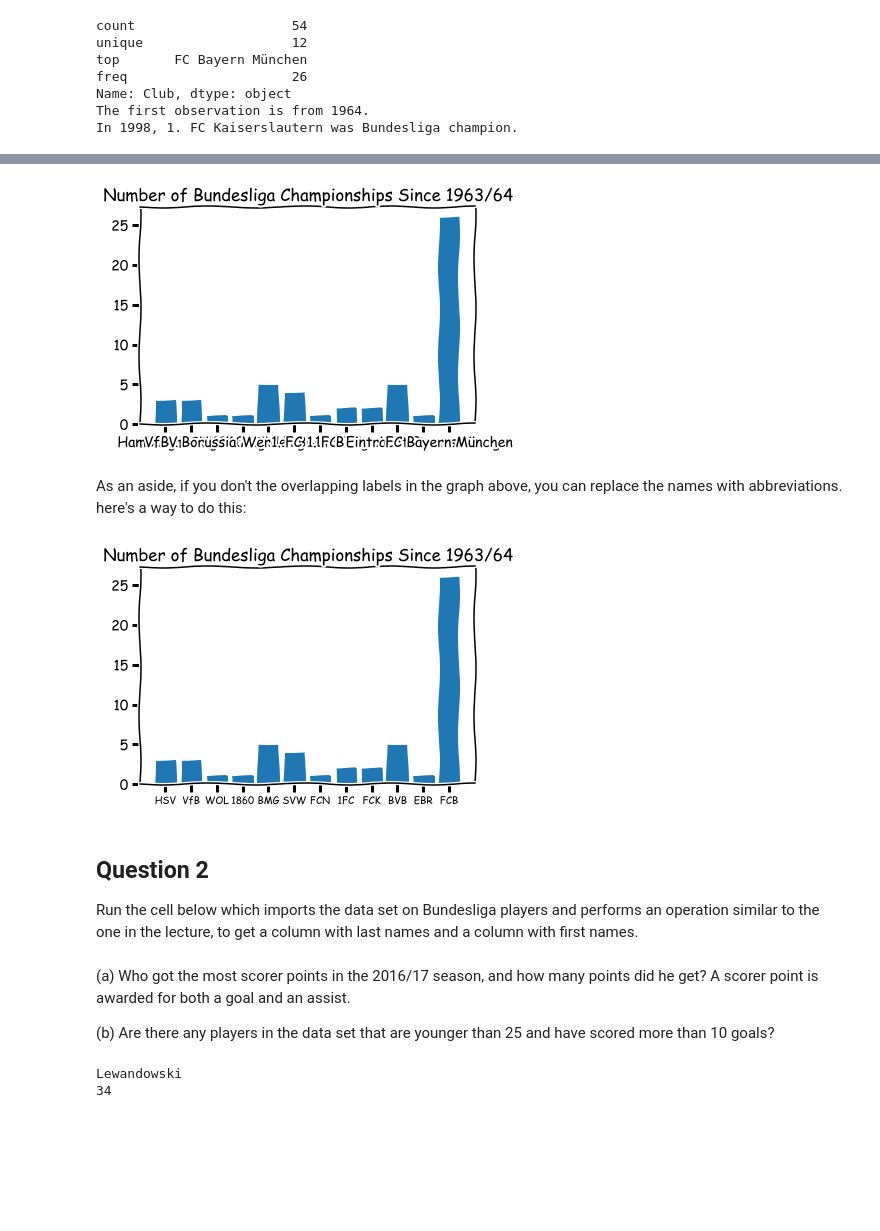
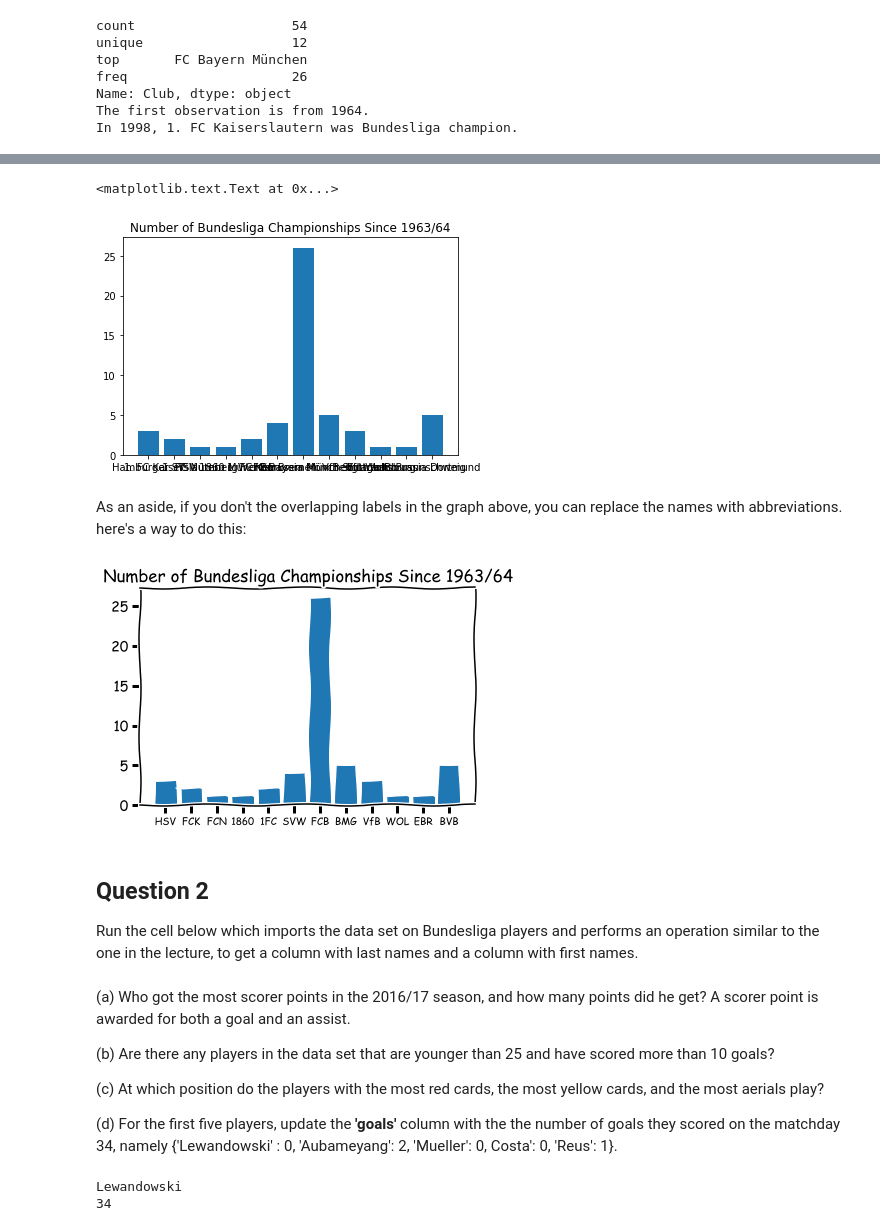
Before and after one commit to Moony2D/Python-Intro-ifo, a Jupyter notebook: PS_Pandas.ipynb, the cells around one changed output, grey strips where cells are left out. Drawn from its saved outputs; the diff is of its cells as text; code cells hidden in the pictures; blank space fills up the shorter version.

```diff
--- a/PS_Pandas.ipynb
+++ b/PS_Pandas.ipynb
@@ -16,9 +16,7 @@ Run the following cell from the lecture to import the data on Bundesliga champio
 # %%
 import pandas as pd
 Df = pd.read_csv('data/champions.csv')
-years = Df['Year']
 ts = Df['Club']
-ts.index = years
 # %% [markdown]
 (a) How many clubs became champion at least once? How often was Bayern Munich champion?
 
@@ -50,19 +55,19 @@ In 1998, 1. FC Kaiserslautern was Bundesliga champion.
 # %%
 import matplotlib.pyplot as plt
 %matplotlib inline
 
 names = list(set(ts))
 ts_num = ts.replace(names, range(0,len(names)))
 count = ts_num.value_counts()
 
-with plt.xkcd():
-    fig, ax = plt.subplots()
-    ax.bar(count.index, count)
-    ax.set_xticks(range(len(names)))
-    ax.set_xticklabels(names)
-    ax.set_title('Number of Bundesliga Championships Since 1963/64')
+fig, ax = plt.subplots()
+ax.bar(count.index, count)
+ax.set_xticks(range(len(names)))
+ax.set_xticklabels(names)
+ax.set_title('Number of Bundesliga Championships Since 1963/64')
 # %% [output]
+<matplotlib.text.Text at 0x...>
-[figure, old version]
+[figure, new version]
 # %% [markdown]
 As an aside, if you don't the overlapping labels in the graph above, you can replace the names with abbreviations. here's a way to do this:
 # %%
@@ -78,7 +83,7 @@ with plt.xkcd():
     ax.set_xticklabels(label_names, fontsize=10)
     ax.set_title('Number of Bundesliga Championships Since 1963/64')
 # %% [output]
-[figure, old version]
+[figure, new version]
 # %% [markdown]
 ## Question 2
 
@@ -105,5 +112,9 @@ df['first_name'] = names[1]
 (a) Who got the most scorer points in the 2016/17 season, and how many points did he get? A scorer point is awarded for both a goal and an assist.
 
 (b) Are there any players in the data set that are younger than 25 and have scored more than 10 goals?
+
+(c) At which position do the players with the most red cards, the most yellow cards, and the most aerials play?
+
+(d) For the first five players, update the **'goals'** column with the the number of goals they scored on the matchday 34, namely {'Lewandowski' : 0, 'Aubameyang': 2, 'Mueller': 0, Costa': 0, 'Reus': 1}.
 # %%
 points = df['goals'] + df['assists']
```
Also changed, not shown: parts of 8 cells of this notebook.
